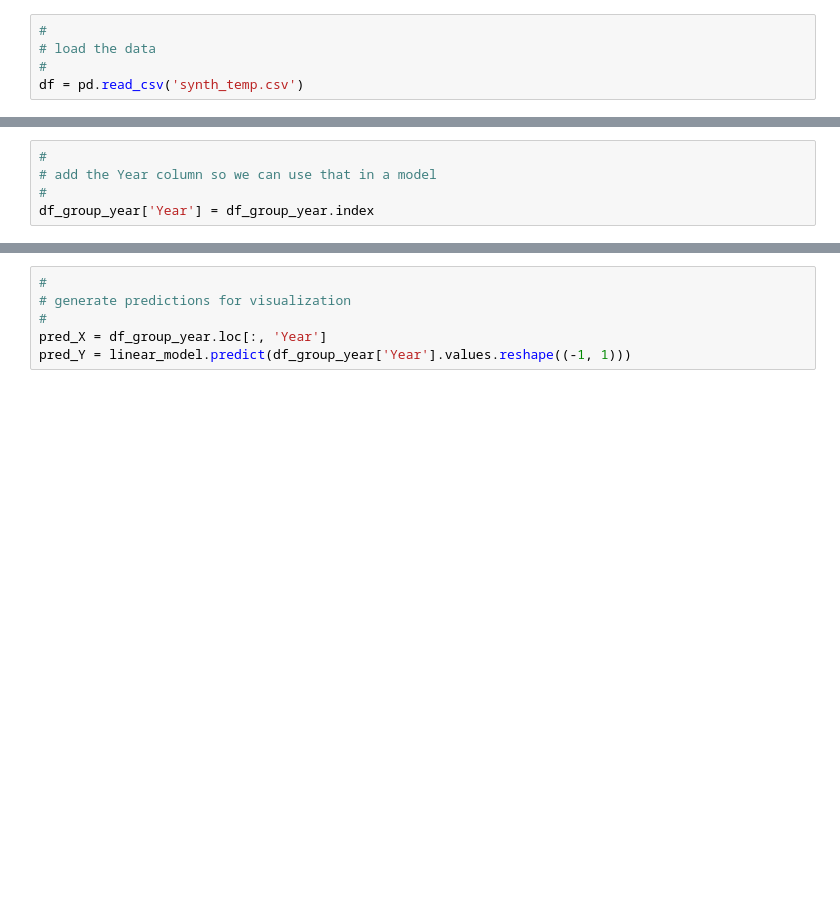
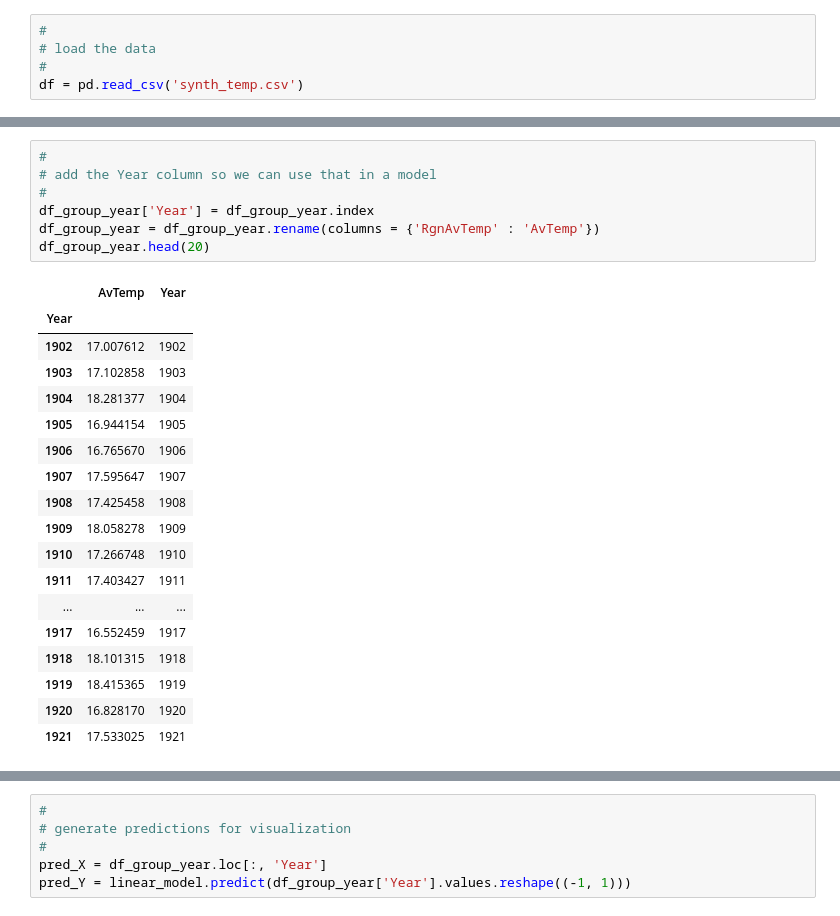
Before and after one commit to PacktWorkshops/The-Supervised-Learning-Workshop, a Jupyter notebook: Chapter 2 - Regression/Exercise_2_02.ipynb, the cells around one changed output, grey strips where cells are left out. Cells and saved outputs as stored; diff of their text form; blank space fills up the shorter version.

```diff
--- a/Chapter 2 - Regression/Exercise_2_02.ipynb
+++ b/Chapter 2 - Regression/Exercise_2_02.ipynb
@@ -33,8 +49,29 @@ df_group_year = df.groupby('Year').agg(['mean']).droplevel(1, axis = 1)
 # %%
 #
 # add the Year column so we can use that in a model
 #
 df_group_year['Year'] = df_group_year.index
+df_group_year = df_group_year.rename(columns = {'RgnAvTemp' : 'AvTemp'})
+df_group_year.head(20)
+# %% [output]
+|  | AvTemp | Year |
+| Year |  |  |
+| 1902 | 17.007612 | 1902 |
+| 1903 | 17.102858 | 1903 |
+| 1904 | 18.281377 | 1904 |
+| 1905 | 16.944154 | 1905 |
+| 1906 | 16.765670 | 1906 |
+| 1907 | 17.595647 | 1907 |
+| 1908 | 17.425458 | 1908 |
+| 1909 | 18.058278 | 1909 |
+| 1910 | 17.266748 | 1910 |
+| 1911 | 17.403427 | 1911 |
+| ... | ... | ... |
+| 1917 | 16.552459 | 1917 |
+| 1918 | 18.101315 | 1918 |
+| 1919 | 18.415365 | 1919 |
+| 1920 | 16.828170 | 1920 |
+| 1921 | 17.533025 | 1921 |
 # %%
 #
 # construct the model and inspect results
```
Also changed, not shown: parts of 4 cells of this notebook.
